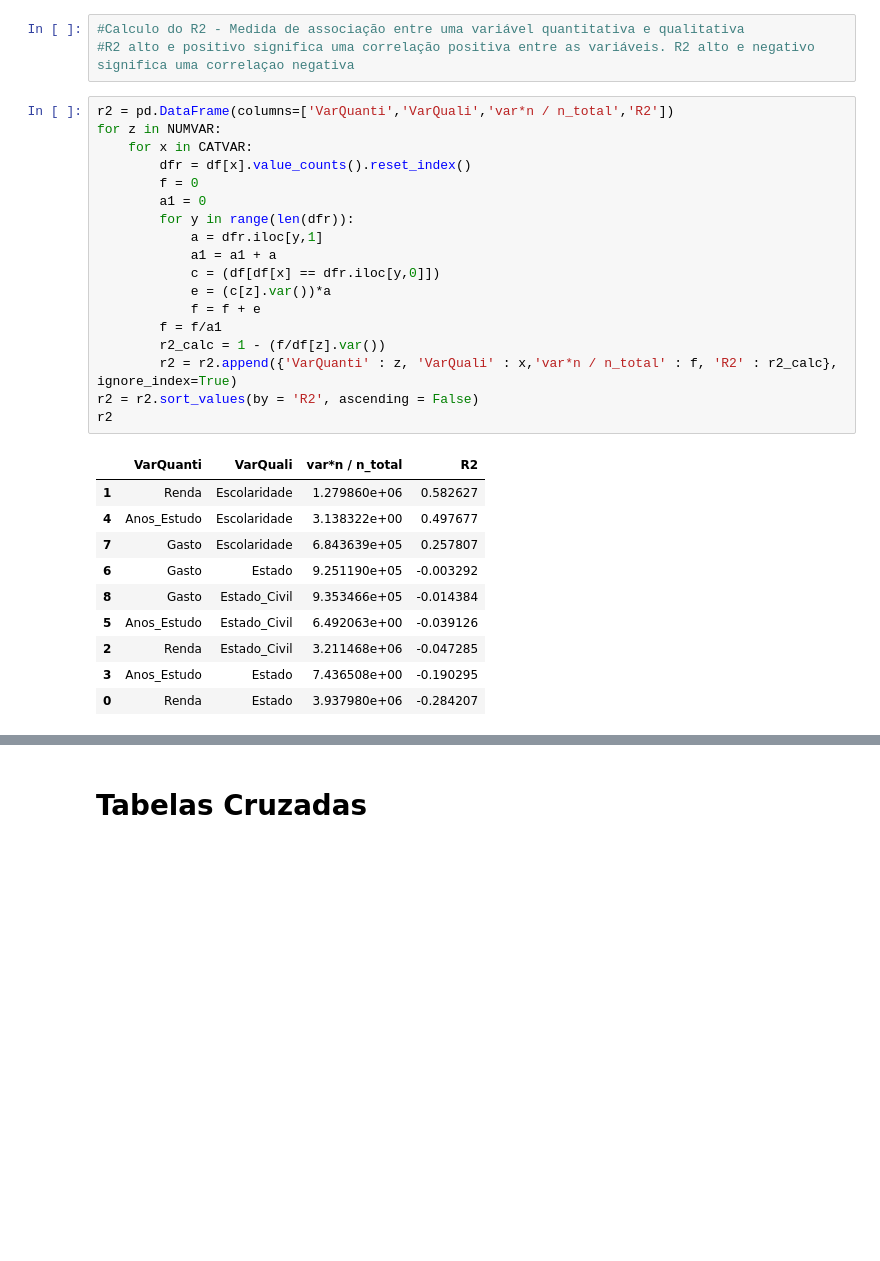
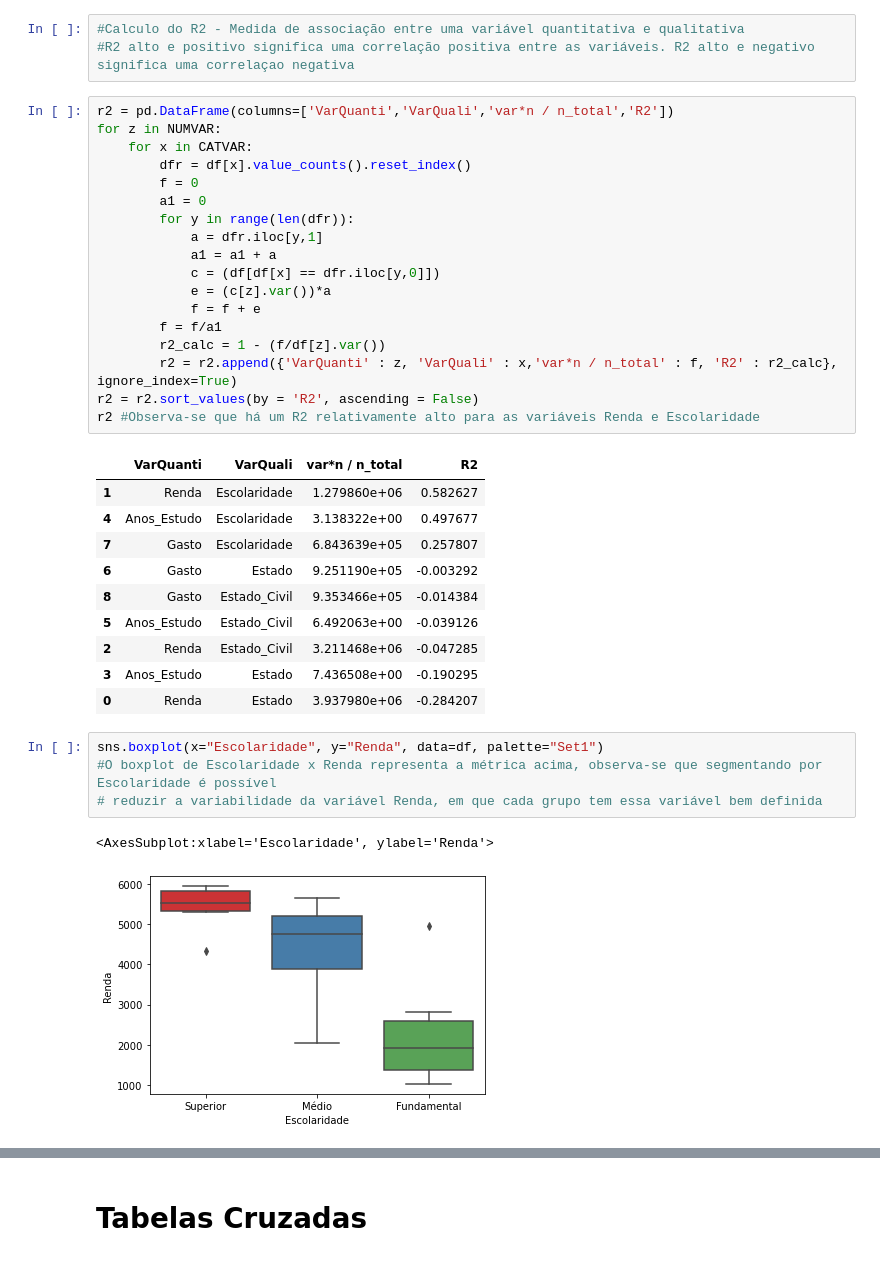
Before and after one commit to GCabral95/Codigos_Analise_Dados, a Jupyter notebook: Analise Exploratória.ipynb, the cells around one changed output, grey strips where cells are left out. Saved outputs shown, nothing was run; the diff lists cells and outputs as text; blank space fills up the shorter version.

```diff
--- a/Analise Exploratória.ipynb
+++ b/Analise Exploratória.ipynb
@@ -162,7 +177,7 @@ for z in NUMVAR:
         r2_calc = 1 - (f/df[z].var())
         r2 = r2.append({'VarQuanti' : z, 'VarQuali' : x,'var*n / n_total' : f, 'R2' : r2_calc}, ignore_index=True)
 r2 = r2.sort_values(by = 'R2', ascending = False)
-r2
+r2 #Observa-se que há um R2 relativamente alto para as variáveis Renda e Escolaridade
 # %% [output]
 |  | VarQuanti | VarQuali | var*n / n_total | R2 |
 | 1 | Renda | Escolaridade | 1.279860e+06 | 0.582627 |
@@ -174,3 +189,10 @@ r2
 | 2 | Renda | Estado_Civil | 3.211468e+06 | -0.047285 |
 | 3 | Anos_Estudo | Estado | 7.436508e+00 | -0.190295 |
 | 0 | Renda | Estado | 3.937980e+06 | -0.284207 |
+# %%
+sns.boxplot(x="Escolaridade", y="Renda", data=df, palette="Set1")
+#O boxplot de Escolaridade x Renda representa a métrica acima, observa-se que segmentando por Escolaridade é possível
+# reduzir a variabilidade da variável Renda, em que cada grupo tem essa variável bem definida
+# %% [output]
+<AxesSubplot:xlabel='Escolaridade', ylabel='Renda'>
+[figure, added]
```
Also changed, not shown: parts of 14 cells of this notebook.
